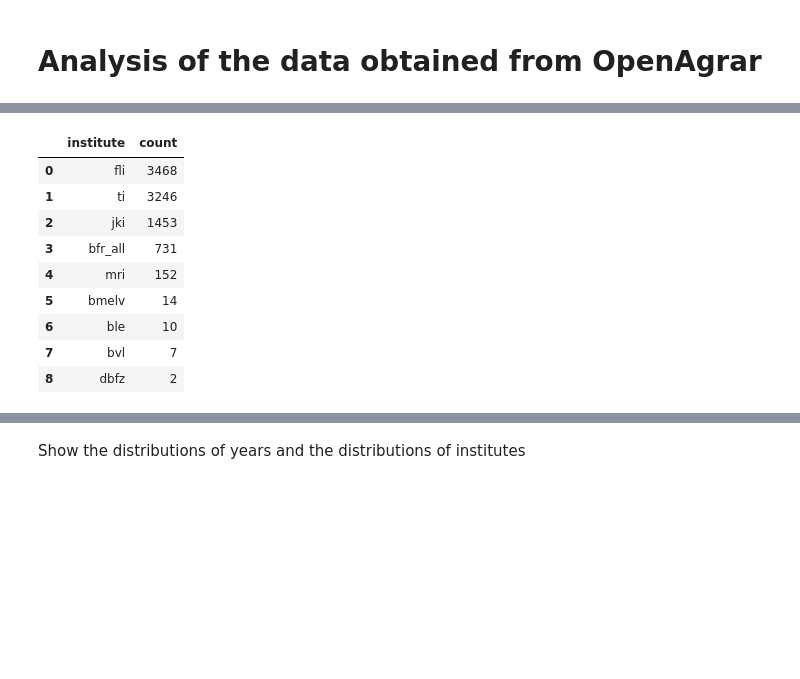
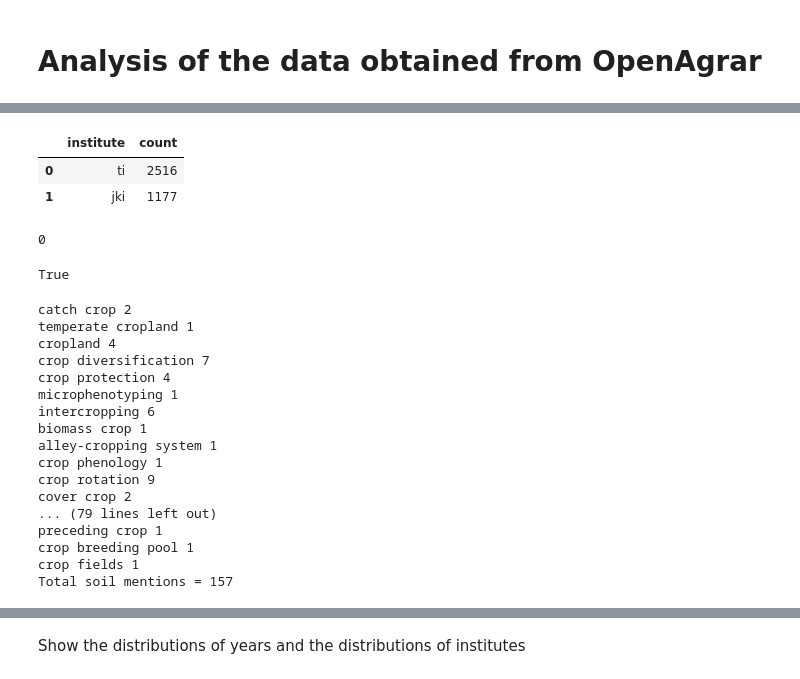
Before and after one commit to fairagro/pilot-uc-textmining-metadata, a Jupyter notebook: data/OpenAgrar/outputs/Analysis_OpenAgrar.ipynb, the cells around one changed output, grey strips where cells are left out. Drawn from its saved outputs; the diff is of its cells as text; code cells hidden in the pictures; blank space fills up the shorter version.

```diff
--- a/data/OpenAgrar/outputs/Analysis_OpenAgrar.ipynb
+++ b/data/OpenAgrar/outputs/Analysis_OpenAgrar.ipynb
@@ -62,13 +65,26 @@ plt.show()
 # %%
-openagrar['institute'].value_counts().reset_index().head(10)
+filtered_df['institute'].value_counts().reset_index().head(10)
 # %% [output]
 |  | institute | count |
-| 0 | fli | 3468 |
-| 1 | ti | 3246 |
-| 2 | jki | 1453 |
-| 3 | bfr_all | 731 |
-| 4 | mri | 152 |
-| 5 | bmelv | 14 |
-| 6 | ble | 10 |
-| 7 | bvl | 7 |
-| 8 | dbfz | 2 |
+| 0 | ti | 2516 |
+| 1 | jki | 1177 |
+# %%
+subjects = filtered_df['subjects']
+all_subjects = []
+counter = 0
+for sub in subjects:
+    try:
+        if isinstance(sub, str):
+            data = ast.literal_eval(sub.lower())
+            if not isinstance(data, dict):
+                all_subjects.extend(data)
+                for h in data:
+                    if 'soil' in str(h):
+                        coounter += 1
+                        break
+    except:
+        #print(sub)
+        continue
+print(counter)
+# %% [output]
+0
@@ -74,0 +100,29 @@ openagrar['institute'].value_counts().reset_index().head(10)
+# %%
+isinstance(subjects_conter, dict)
+# %% [output]
+True
+# %%
+total_soil_mentions = 0
+for i, val in zip(subjects_conter.keys(), subjects_conter.values()):
+    if 'crop' in i:
+        print(i, val)
+        total_soil_mentions += val
+print(f'Total soil mentions = {total_soil_mentions}')
+# %% [output]
+catch crop 2
+temperate cropland 1
+cropland 4
+crop diversification 7
+crop protection 4
+microphenotyping 1
+intercropping 6
+biomass crop 1
+alley-cropping system 1
+crop phenology 1
+crop rotation 9
+cover crop 2
+... (79 lines left out)
+preceding crop 1
+crop breeding pool 1
+crop fields 1
+Total soil mentions = 157
```
Also changed, not shown: parts of 17 cells of this notebook.
